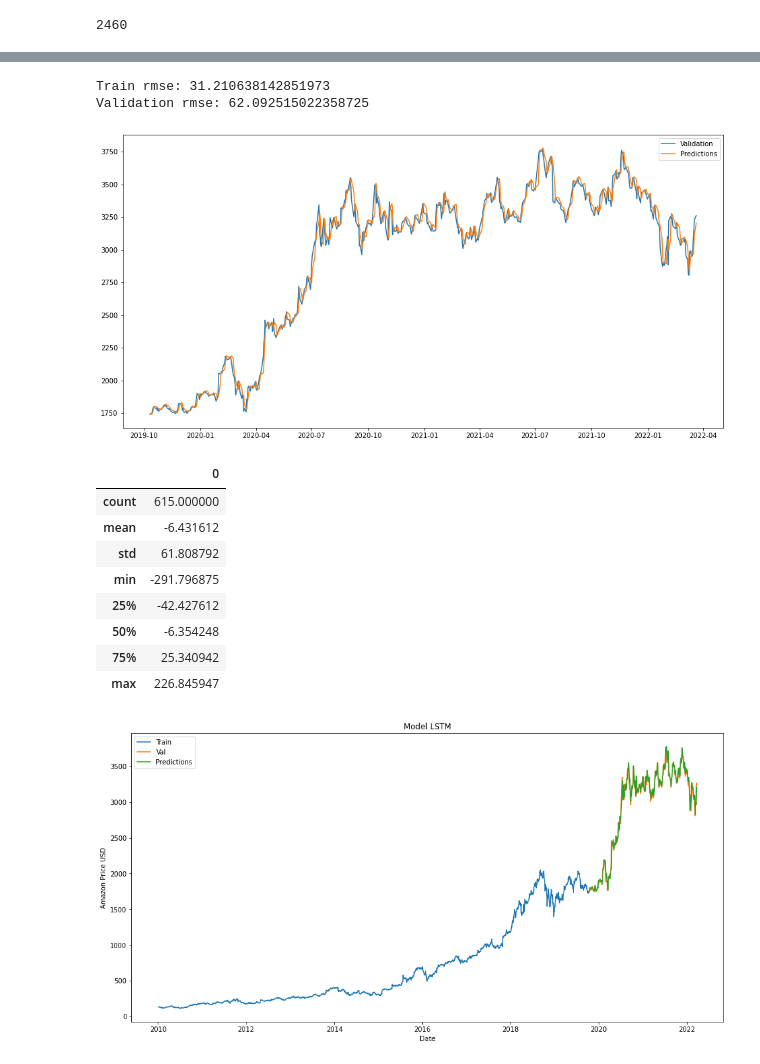
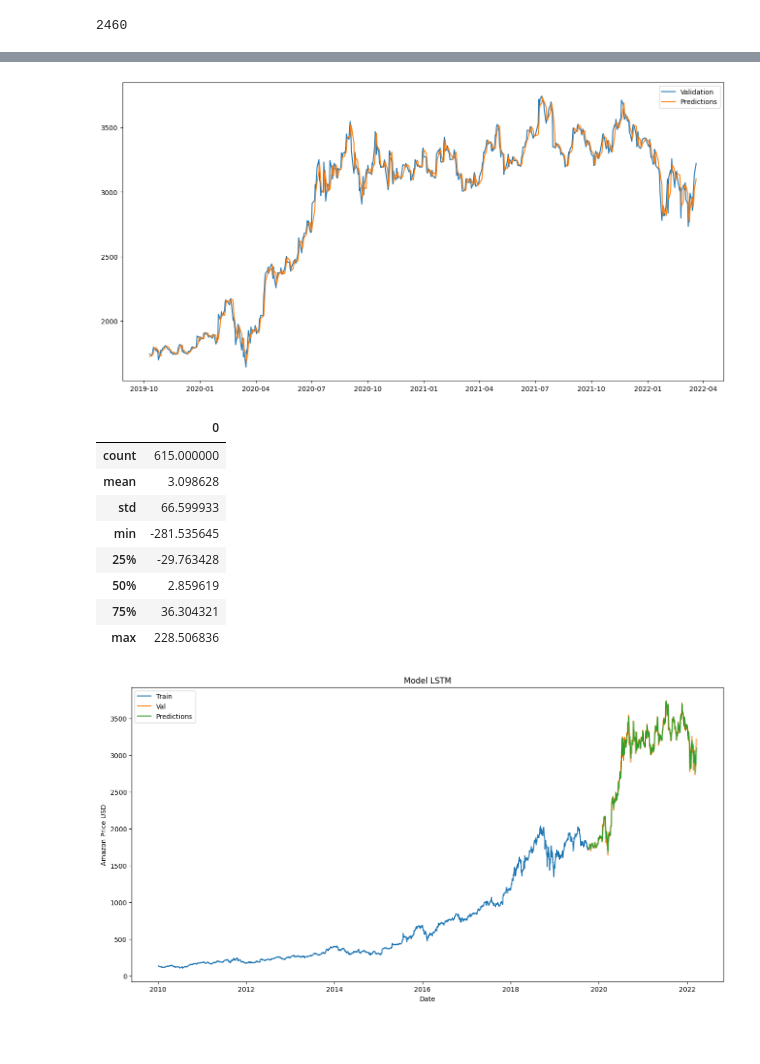
Before and after one commit to Kanzareen/My-Projects, a Jupyter notebook: archive/amazon-stock-price-predication-using-lstm-and-rnn.ipynb, the cells around one changed output, grey strips where cells are left out. Cells and saved outputs as stored; diff of their text form; code cells hidden in the pictures; blank space fills up the shorter version.

```diff
--- a/archive/amazon-stock-price-predication-using-lstm-and-rnn.ipynb
+++ b/archive/amazon-stock-price-predication-using-lstm-and-rnn.ipynb
@@ -213,3 +202,0 @@ look-up table. The actual p-value is smaller than the p-value returned.
-# %%
-Ama["High_diff"] = Ama["High"] - Ama["High"].shift(1)
-Ama["High_diff"].dropna().plot(figsize=(12, 8))
@@ -283,8 +203,7 @@ dtype: float64
 # %%
-train_Ama = Ama['High'].iloc[:-4]
+train_Ama = Ama['Open'].iloc[:-4]
 
-# Take ramdom  6 variables
-
+print(len(train_Ama))
 X_train=[]
 y_train=[]
 
@@ -383,41 +275,31 @@ prediction = model.predict(X_val)
-# %%
-from sklearn.metrics import mean_squared_error
-# Know the model error accuracy | the model accuracy
-lstm_train_pred = model.predict(X_train)
-lstm_valid_pred = model.predict(X_val)
-print('Train rmse:', np.sqrt(mean_squared_error(y_train, lstm_train_pred)))
-print('Validation rmse:', np.sqrt(mean_squared_error(Y_val, lstm_valid_pred)))
-# %% [output]
-Train rmse: 31.210638142851973
-Validation rmse: 62.092515022358725
 # %%
 valid = pd.DataFrame(train_Ama[train_len:])
 valid['Predictions']=lstm_valid_pred
 plt.figure(figsize=(16,8))
-plt.plot(valid[['High','Predictions']])
+plt.plot(valid[['Open','Predictions']])
 plt.legend(['Validation','Predictions'])
 plt.show()
 # %% [output]
-[figure, old version]
+[figure, new version]
 # %%
 # data frame to see the percentage of error between real and predicted
 
 variance = []
 for i in range(len(valid)):
 
-  variance.append(valid['High'][i]-valid['Predictions'][i])
+  variance.append(valid['Open'][i]-valid['Predictions'][i])
 variance = pd.DataFrame(variance)
 variance.describe()
 # %% [output]
 |  | 0 |
 | count | 615.000000 |
-| mean | -6.431612 |
-| std | 61.808792 |
-| min | -291.796875 |
-| 25% | -42.427612 |
-| 50% | -6.354248 |
-| 75% | 25.340942 |
-| max | 226.845947 |
+| mean | 3.098628 |
+| std | 66.599933 |
+| min | -281.535645 |
+| 25% | -29.763428 |
+| 50% | 2.859619 |
+| 75% | 36.304321 |
+| max | 228.506836 |
 # %%
 train = train_Ama[:train_len]
 valid = pd.DataFrame(train_Ama[train_len:])
@@ -428,8 +310,8 @@ plt.title('Model LSTM')
 plt.xlabel('Date')
 plt.ylabel('Amazon Price USD')
 plt.plot(train)
-plt.plot(valid[['High','Predictions']])
+plt.plot(valid[['Open','Predictions']])
 plt.legend(['Train','Val','Predictions'])
 plt.show()
 # %% [output]
-[figure, old version]
+[figure, new version]
```
Also changed, not shown: parts of 22 cells of this notebook.
